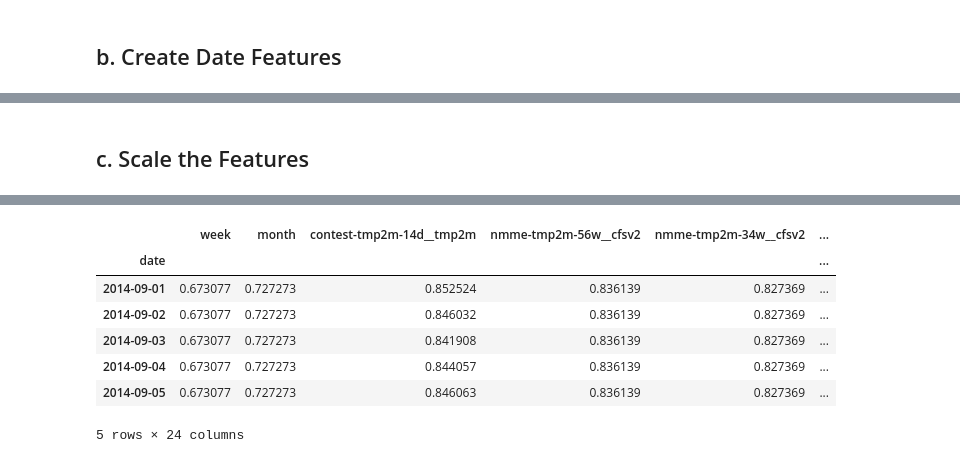
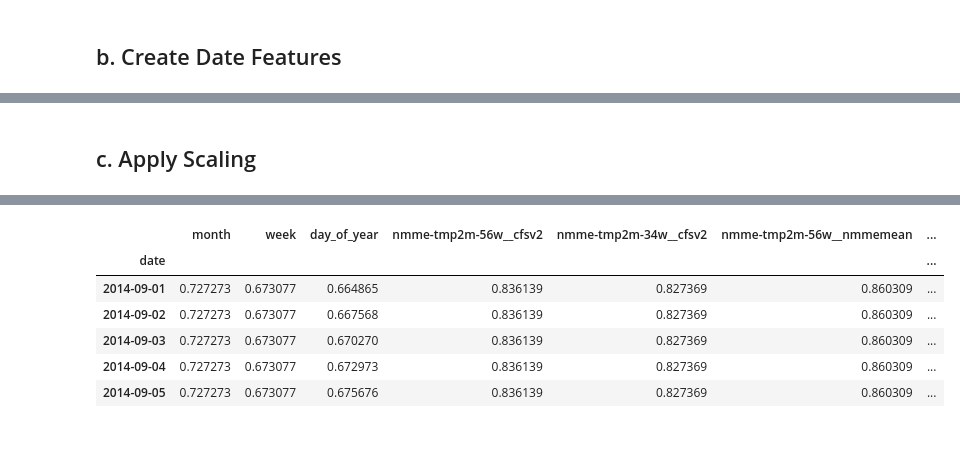
Before and after one commit to ahashmi/wids-2023, a Jupyter notebook: notebooks/wids100_first_draft.ipynb, the cells around one changed output, grey strips where cells are left out. Saved outputs shown, nothing was run; the diff lists cells and outputs as text; code cells hidden in the pictures.

Commit message:
first draft!

```diff
--- a/notebooks/wids100_first_draft.ipynb
+++ b/notebooks/wids100_first_draft.ipynb
@@ -166,13 +211,18 @@ train3 dataframe -> rows: 375734, cols: 26
 test3 dataframe -> rows: 31354, cols: 25
 # %% [markdown]
 ## b. Create Date Features
+# %%
+date_cols = ["date", "year", "month", "week", "day_of_year"]
 # %%
 def prep_features(in_df: pd.DataFrame) -> pd.DataFrame:
     in_df["date"] = pd.to_datetime(in_df["startdate"])
+    in_df["year"] = in_df["date"].dt.isocalendar().year
     in_df["week"] = in_df["date"].dt.isocalendar().week
     in_df["month"] = in_df["date"].dt.month
-    print(in_df[["date", "week", "month"]].head())
-    return in_df.drop(columns=["startdate"])
+    first_day = pd.to_datetime({"year": in_df["year"], "month": "01", "day": "01"})
+    in_df["day_of_year"] = (in_df["date"] - first_day).dt.days
+    print(in_df[date_cols].head())
+    return in_df.copy()
 # %%
 %%time
 train4_df = prep_features(in_df=train3_df)
@@ -222,22 +252,27 @@ dtype: object
 # %% [markdown]
-## c. Scale the Features
+## c. Apply Scaling
 # %%
 scaler = preprocessing.MinMaxScaler()
 # %%
-scaled_train_cols = ["week", "month", TARGET] + top_corr_cols
-scaled_test_cols = ["week", "month"] + top_corr_cols
-cols_to_skip = ["lat", "lon"]
+date_part_cols = date_cols.copy()
+date_part_cols.remove("date")
+date_part_cols.remove("year")
+
+scaled_test_cols = date_part_cols + top_corr_cols + ["elevation__elevation"]
+scaled_train_cols = scaled_test_cols + [TARGET]
+passthrough_cols = ["index", "location", "date", "lat", "lon"]
 # %%
-def scale_features(in_df: pd.DataFrame, cols_to_scale: list) -> pd.DataFrame:
-    slct_df = in_df[cols_to_scale]
+def scale_features(in_df: pd.DataFrame, scaled_cols: list) -> pd.DataFrame:
+    slct_df = in_df[scaled_cols]
     scaler.fit(slct_df)
     scaled_ndarray = scaler.transform(slct_df)
     out_df = pd.DataFrame(scaled_ndarray)
     out_df.columns = scaled_cols
-    out_df[cols_to_skip] = in_df[cols_to_skip]
+    out_df[passthrough_cols] = in_df[passthrough_cols]
     out_df.index = in_df["date"]
     return out_df
 # %%
-train_scaled = scale_features(in_df=train4_df, )
+%%time
+train_scaled = scale_features(in_df=train4_df, scaled_cols=scaled_train_cols)
 train_scaled.head()
 # %% [output]
@@ -244,8 +281,7 @@ train_scaled.head()
-|  | week | month | contest-tmp2m-14d__tmp2m | nmme-tmp2m-56w__cfsv2 | nmme-tmp2m-34w__cfsv2 | ... |
-| date |  |  |  |  |  | ... |
-| 2014-09-01 | 0.673077 | 0.727273 | 0.852524 | 0.836139 | 0.827369 | ... |
-| 2014-09-02 | 0.673077 | 0.727273 | 0.846032 | 0.836139 | 0.827369 | ... |
-| 2014-09-03 | 0.673077 | 0.727273 | 0.841908 | 0.836139 | 0.827369 | ... |
-| 2014-09-04 | 0.673077 | 0.727273 | 0.844057 | 0.836139 | 0.827369 | ... |
-| 2014-09-05 | 0.673077 | 0.727273 | 0.846063 | 0.836139 | 0.827369 | ... |
+|  | month | week | day_of_year | nmme-tmp2m-56w__cfsv2 | nmme-tmp2m-34w__cfsv2 | nmme-tmp2m-56w__nmmemean | ... |
+| date |  |  |  |  |  |  | ... |
+| 2014-09-01 | 0.727273 | 0.673077 | 0.664865 | 0.836139 | 0.827369 | 0.860309 | ... |
+| 2014-09-02 | 0.727273 | 0.673077 | 0.667568 | 0.836139 | 0.827369 | 0.860309 | ... |
+| 2014-09-03 | 0.727273 | 0.673077 | 0.670270 | 0.836139 | 0.827369 | 0.860309 | ... |
+| 2014-09-04 | 0.727273 | 0.673077 | 0.672973 | 0.836139 | 0.827369 | 0.860309 | ... |
+| 2014-09-05 | 0.727273 | 0.673077 | 0.675676 | 0.836139 | 0.827369 | 0.860309 | ... |
-5 rows × 24 columns
```
Also changed, not shown: parts of 69 cells of this notebook, 7 other files.
